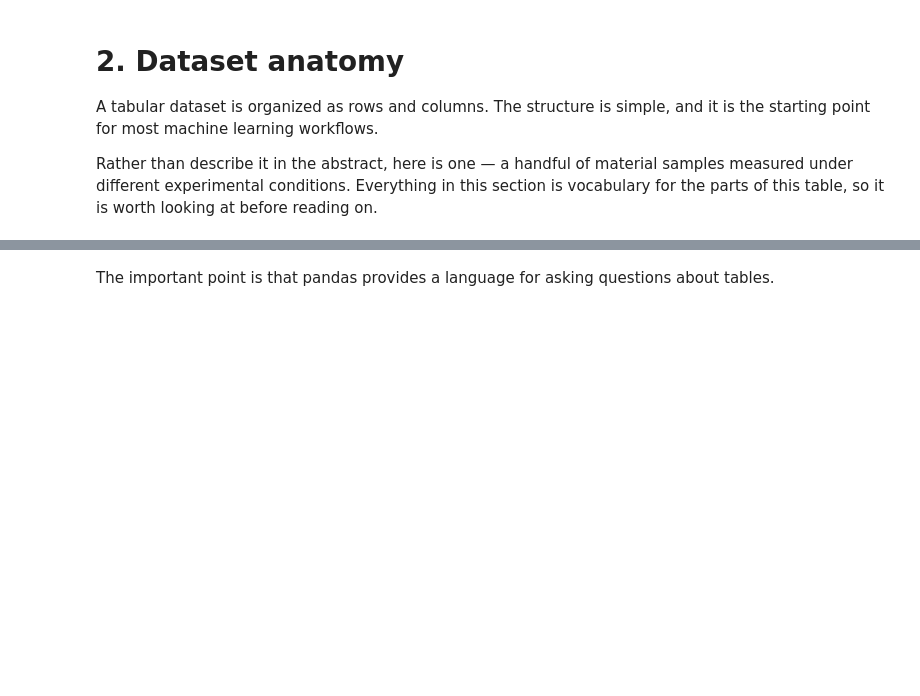
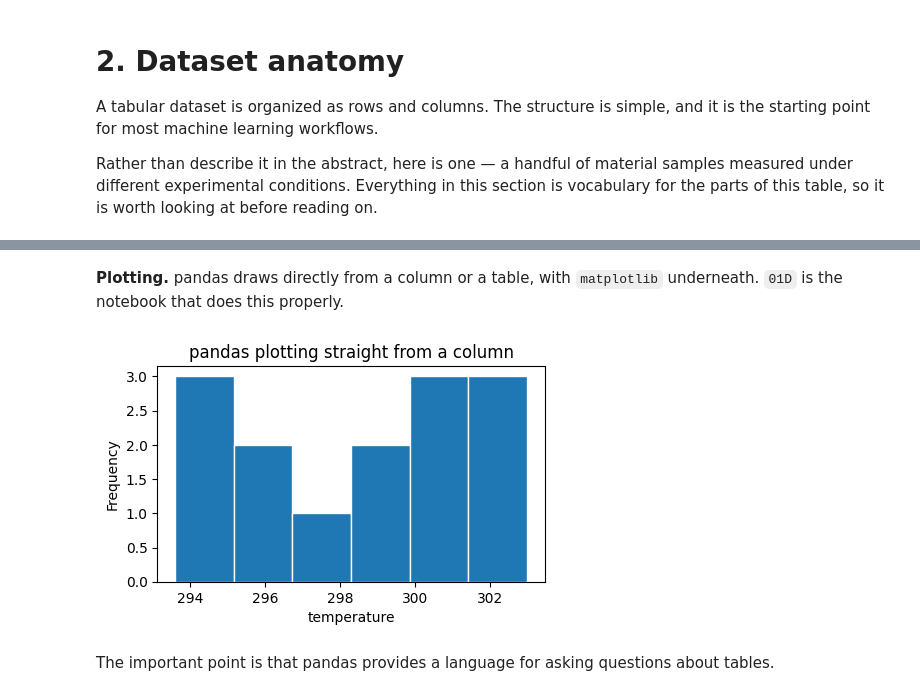
Before and after one commit to MarcoBattiato/PH6721-Deep-Learning-with-Python, a Jupyter notebook: Classes/Class_1/01C-DataHandling.ipynb, the cells around one changed output, grey strips where cells are left out. Cells and saved outputs as stored; diff of their text form; code cells hidden in the pictures; blank space fills up the shorter version.

```diff
--- a/Classes/Class_1/01C-DataHandling.ipynb
+++ b/Classes/Class_1/01C-DataHandling.ipynb
@@ -301,3 +338,14 @@ materials[materials['temperature'] > 300]['sample_id'].tolist()   # ask a questi
+# %% [markdown]
+**Plotting.** pandas draws directly from a column or a table, with `matplotlib` underneath.
+`01D` is the notebook that does this properly.
+# %%
+materials["temperature"].plot.hist(bins=6, figsize=(5, 2.8), edgecolor="white")
+
+plt.xlabel("temperature")
+plt.title("pandas plotting straight from a column")
+plt.show()
+# %% [output]
+[figure, added]
 # %% [markdown]
 The important point is that pandas provides a language for asking questions about tables.
 # %% [markdown]
```
Also changed, not shown: parts of 25 cells of this notebook.
